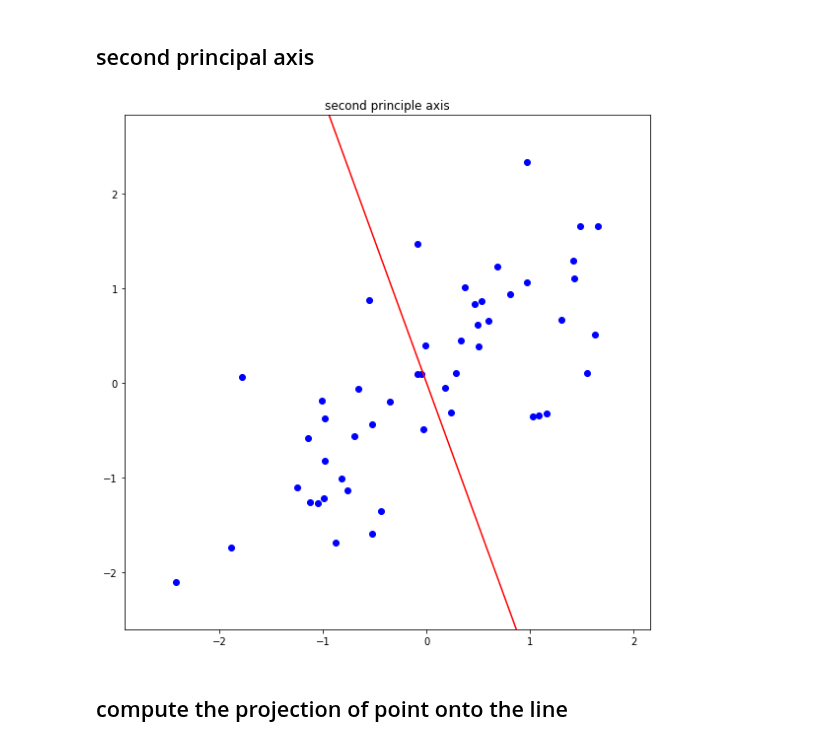
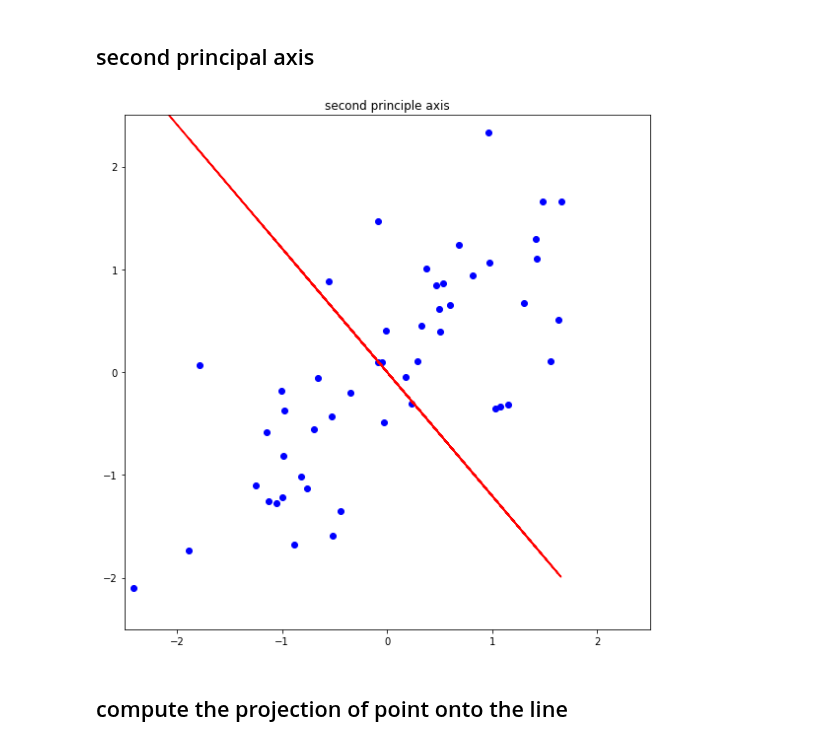
Before and after one commit to heji0826/assignment-machine-learning, a Jupyter notebook: 12/assignment_12.ipynb, the cells around one changed output. Cells and saved outputs as stored; diff of their text form; code cells hidden in the pictures.

Commit message:
plot_second

```diff
--- a/12/assignment_12.ipynb
+++ b/12/assignment_12.ipynb
@@ -127,17 +127,26 @@ plot_first(feature)
 # %% [markdown]
 ## second principal axis
-# %%
-plt.figure(figsize=(8,8))
-plt.title('second principle axis')
-# ===================================================
-# fill up the blank
-#
-#
-# ===================================================
-plt.tight_layout()
-plt.show()
-# %% [output]
-[figure, removed]
+# %%
+def plot_second(feature):
+    x, y = normalize(feature)
+    X = compute_covariance(feature)
+    eigen_1S, eigen_1U = compute_eigen(X)[1][:,1]
+
+    plt.figure(figsize=(8,8))
+    plt.title('second principle axis')
+    plt.plot(x, y, 'o', color = 'blue')
+    plt.xlim(-2.5,2.5)
+    plt.ylim(-2.5,2.5)
+    z = eigen_1U / eigen_1S
+    yy = z*x
+    plt.plot(x, yy, '-', color='red')
+
+    plt.tight_layout()
+    plt.show()
+
+plot_second(feature)
+# %% [output]
+[figure, added]
 # %% [markdown]
 ## compute the projection of point onto the line
 # %%
```
Also changed, not shown: parts of 1 cell of this notebook.
